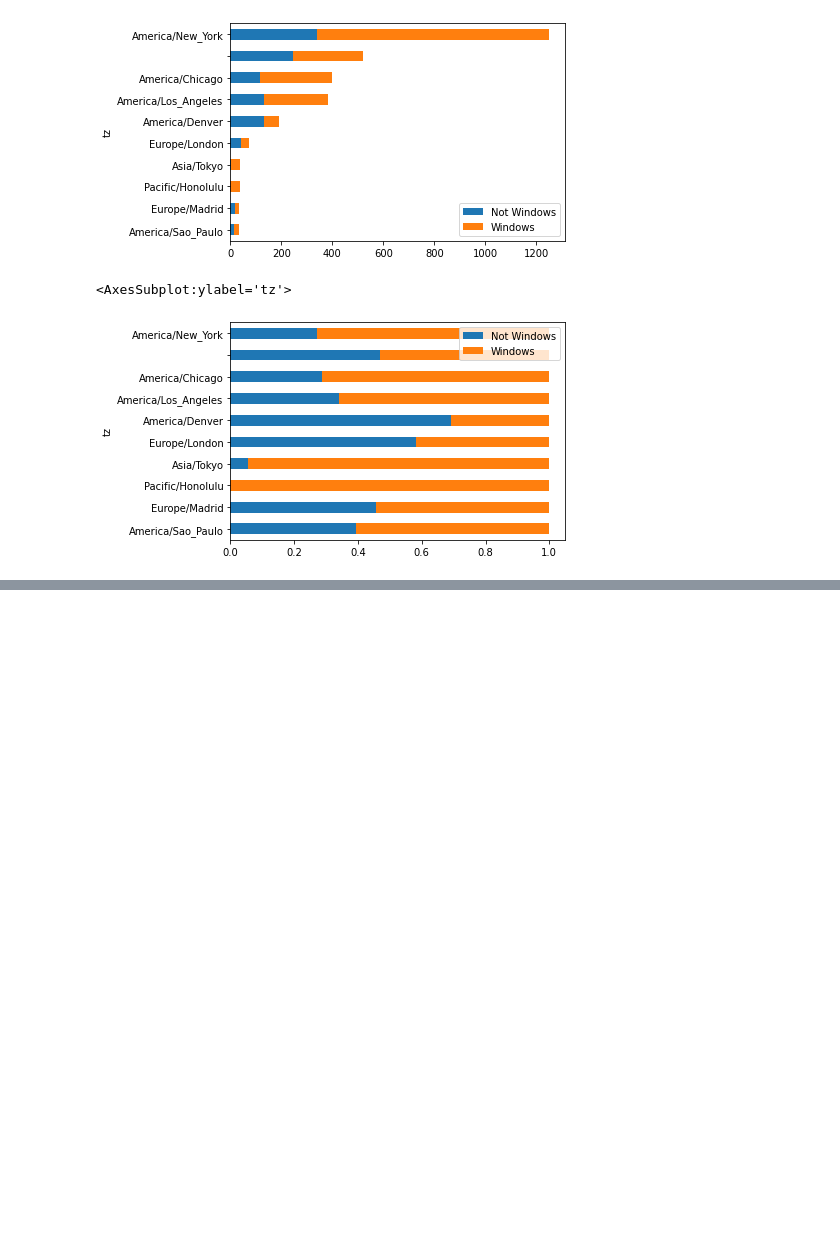
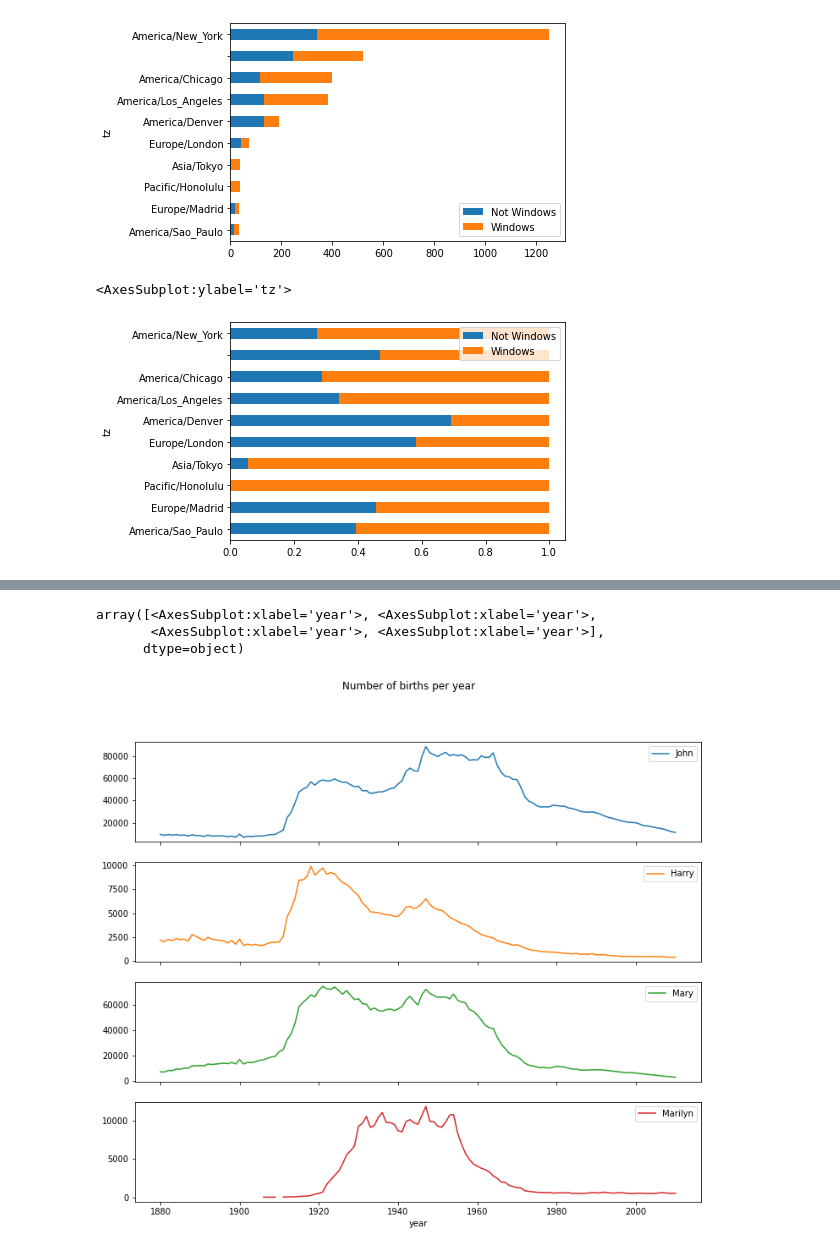
Before and after one commit to fabiodm7/stuPy, a Jupyter notebook: dataAnalysis/chptr2.ipynb, the cells around one changed output, grey strips where cells are left out. Saved outputs shown, nothing was run; the diff lists cells and outputs as text; code cells hidden in the pictures; blank space fills up the shorter version.

```diff
--- a/dataAnalysis/chptr2.ipynb
+++ b/dataAnalysis/chptr2.ipynb
@@ -296,0 +551,2 @@ normed_subset.plot(kind='barh',stacked=True)
+# %%
+names = pd.concat(pieces,ignore_index=True)
@@ -296,0 +580,9 @@ normed_subset.plot(kind='barh',stacked=True)
+# %%
+def add_group(group):
+    # integer division floors
+    births = group.births.astype(float)
+
+    group['prop'] = births / births.sum()
+    return group
+
+names = names.groupby(['year','sex']).apply(add_group)
@@ -296,0 +615,6 @@ normed_subset.plot(kind='barh',stacked=True)
+# %%
+# if uou prefer a dit aproach, you could also do
+pieces = []
+for year, group in names.groupby(['year','sex']):
+    pieces.append(group.sort_values(by='births',ascending=False)[:1000])
+top1000_2 = pd.concat(pieces,ignore_index=True)
@@ -296,0 +657,3 @@ normed_subset.plot(kind='barh',stacked=True)
+# %%
+total_births = top1000_2.pivot_table('births',index='year',columns='name',aggfunc=sum)
+total_births
@@ -296,0 +675,8 @@ normed_subset.plot(kind='barh',stacked=True)
+# %%
+subset = total_births[['John','Harry','Mary','Marilyn']]
+subset.plot(subplots=True,figsize=(12,10),grid=False,title='Number of births per year')
+# %% [output]
+array([<AxesSubplot:xlabel='year'>, <AxesSubplot:xlabel='year'>,
+       <AxesSubplot:xlabel='year'>, <AxesSubplot:xlabel='year'>],
+      dtype=object)
+[figure, added]
```
Also changed, not shown: parts of 32 cells of this notebook.
